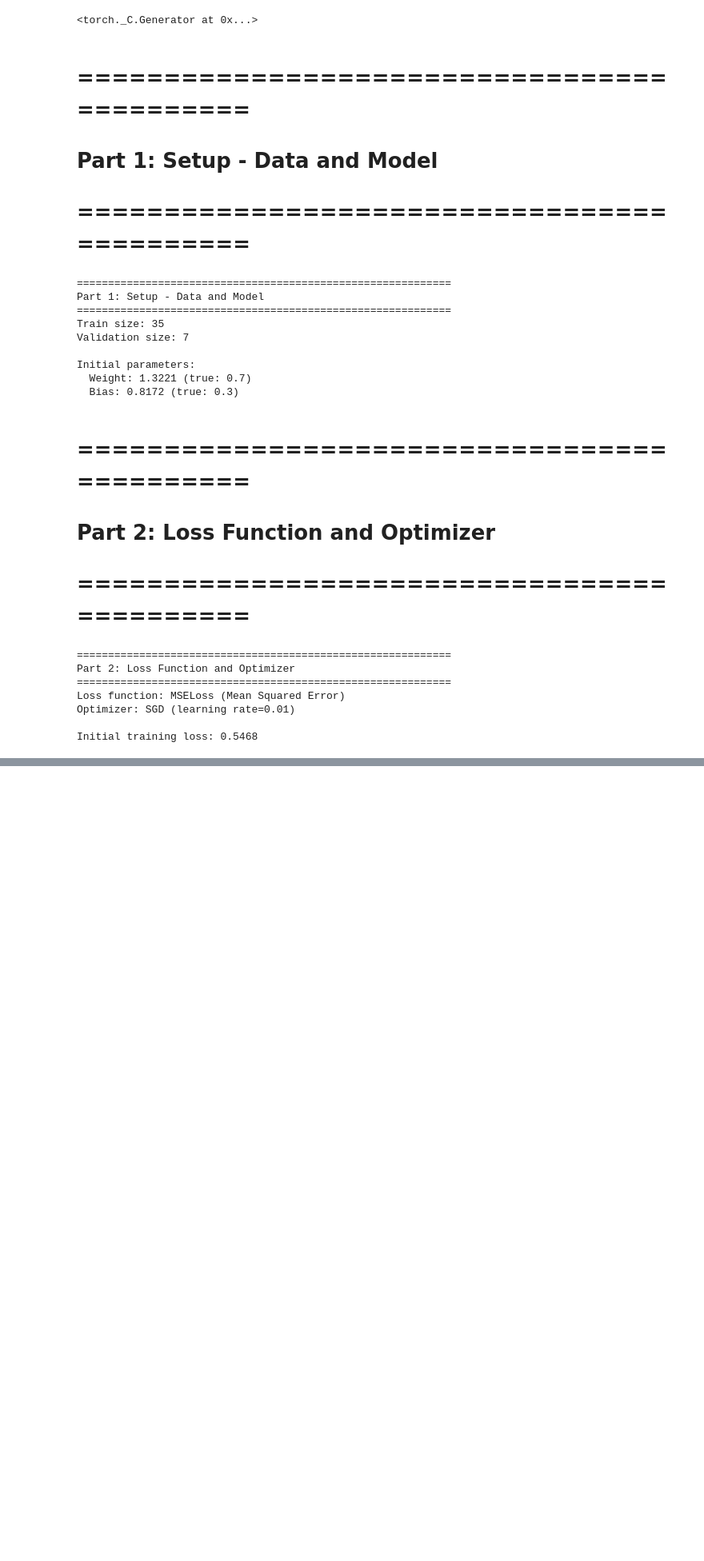
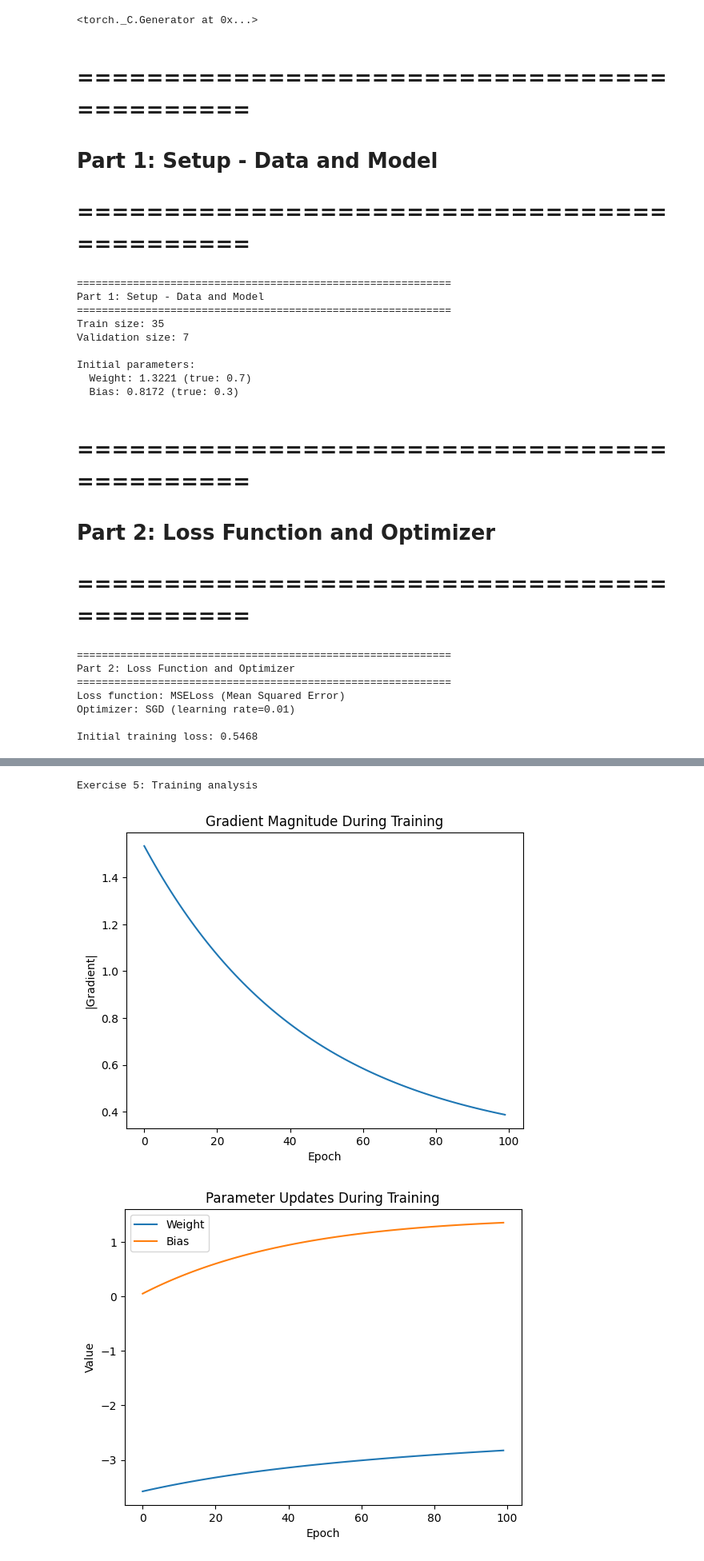
Before and after one commit to TranQuocHuy83/mlops_training---module02---HuyTran-, a Jupyter notebook: 03_training_models.ipynb, the cells around one changed output, grey strips where cells are left out. Shown at 80% size. Drawn from its saved outputs; the diff is of its cells as text; code cells hidden in the pictures; blank space fills up the shorter version.

```diff
--- a/03_training_models.ipynb
+++ b/03_training_models.ipynb
@@ -290,0 +556,76 @@ print("=" * 60)
+# %%
+# Exercise 5: Training analysis
+print("\nExercise 5: Training analysis")
+# TODO: Plot gradient magnitudes during training
+import matplotlib.pyplot as plt
+
+model = LinearRegressionModel()
+optimizer = optim.SGD(model.parameters(), lr=0.01)
+criterion = nn.MSELoss()
+
+epochs = 100
+
+gradients = []
+weights = []
+biases = []
+train_losses = []
+
+for epoch in range(epochs):
+
+    # Forward
+    model.train()
+    y_pred = model(X_train)
+    loss = criterion(y_pred, y_train)
+
+    # Backward
+    optimizer.zero_grad()
+    loss.backward()
+
+    # Store gradient magnitude (weight only)
+    grad_value = model.weight.grad.item()
+    gradients.append(abs(grad_value))
+
+    # Update
+    optimizer.step()
+
+    # Store parameters
+    weights.append(model.weight.item())
+    biases.append(model.bias.item())
+    train_losses.append(loss.item())
+
+# TODO: Plot parameter updates
+plt.figure()
+plt.plot(gradients)
+plt.title("Gradient Magnitude During Training")
+plt.xlabel("Epoch")
+plt.ylabel("|Gradient|")
+plt.show()
+
+# TODO: Analyze convergence
+plt.figure()
+plt.plot(weights, label="Weight")
+plt.plot(biases, label="Bias")
+plt.legend()
+plt.title("Parameter Updates During Training")
+plt.xlabel("Epoch")
+plt.ylabel("Value")
+plt.show()
+
+plt.figure()
+plt.plot(train_losses)
+plt.title("Training Loss")
+plt.xlabel("Epoch")
+plt.ylabel("Loss")
+plt.show()
+
+
+print("Tip: Store param.grad.item() each epoch to plot gradients")
+
+print("\n" + "=" * 60)
+print("Exercise 3 Complete!")
+print("Remember: Experiment, experiment, experiment!")
+print("=" * 60)
+# %% [output]
+Exercise 5: Training analysis
+[figure, added]
+[figure, added]
```
Also changed, not shown: parts of 10 cells of this notebook.
